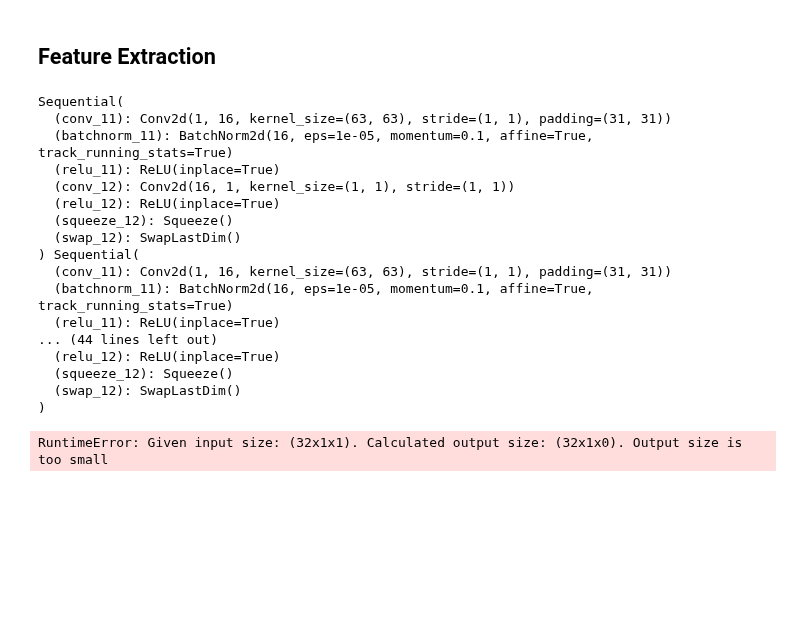
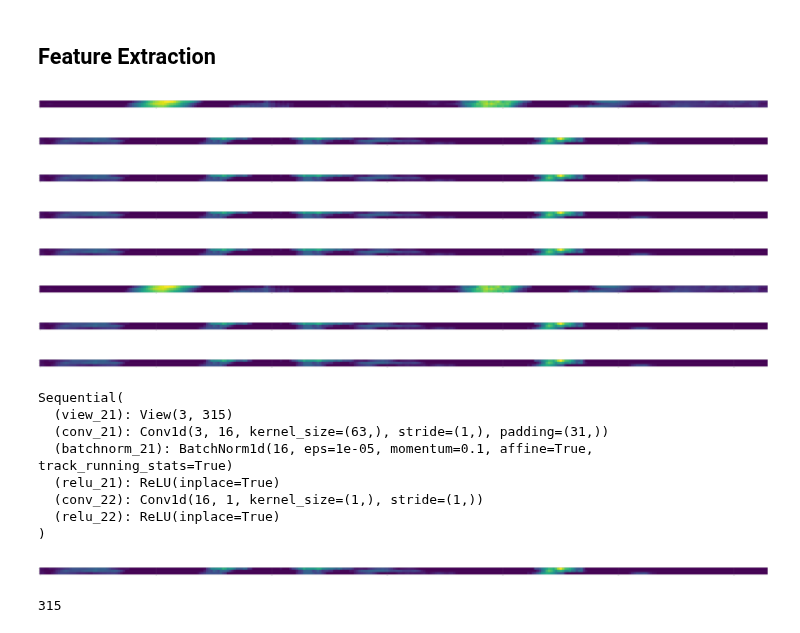
Before and after one commit to duyanhpham-brs/XAI-Multivariate-Time-Series, a Jupyter notebook: XAI_models_evaluation.ipynb, the cells around one changed output. Drawn from its saved outputs; the diff is of its cells as text; code cells hidden in the pictures; blank space fills up the shorter version.

Commit message:
editted visualization style

```diff
--- a/XAI_models_evaluation.ipynb
+++ b/XAI_models_evaluation.ipynb
@@ -185,30 +185,35 @@ XCM(
 ## Feature Extraction
 # %%
 feature_maps = CAMFeatureMaps(GradCAM)
-feature_maps.load(model,model.cnn_layers_1,'relu_12')
+feature_maps.load(model,model.cnn_layers1_b1,'relu_11')
 mask = {}
 for i in range(len(np.unique(y_test))):
     mask[i] = feature_maps.show(X_test[0], i)
 # %% [output]
-Sequential(
-  (conv_11): Conv2d(1, 16, kernel_size=(63, 63), stride=(1, 1), padding=(31, 31))
-  (batchnorm_11): BatchNorm2d(16, eps=1e-05, momentum=0.1, affine=True, track_running_stats=True)
-  (relu_11): ReLU(inplace=True)
-  (conv_12): Conv2d(16, 1, kernel_size=(1, 1), stride=(1, 1))
-  (relu_12): ReLU(inplace=True)
-  (squeeze_12): Squeeze()
-  (swap_12): SwapLastDim()
-) Sequential(
-  (conv_11): Conv2d(1, 16, kernel_size=(63, 63), stride=(1, 1), padding=(31, 31))
-  (batchnorm_11): BatchNorm2d(16, eps=1e-05, momentum=0.1, affine=True, track_running_stats=True)
-  (relu_11): ReLU(inplace=True)
-... (44 lines left out)
-  (relu_12): ReLU(inplace=True)
-  (squeeze_12): Squeeze()
-  (swap_12): SwapLastDim()
-)
-RuntimeError: Given input size: (32x1x1). Calculated output size: (32x1x0). Output size is too small
+[figure, added]
+[figure, added]
+[figure, added]
+[figure, added]
+[figure, added]
+[figure, added]
+[figure, added]
+[figure, added]
 # %%
-net1.cnn_layers_2
+net1.cnn_layers2_b1
+# %% [output]
+Sequential(
+  (view_21): View(3, 315)
+  (conv_21): Conv1d(3, 16, kernel_size=(63,), stride=(1,), padding=(31,))
+  (batchnorm_21): BatchNorm1d(16, eps=1e-05, momentum=0.1, affine=True, track_running_stats=True)
+  (relu_21): ReLU(inplace=True)
+  (conv_22): Conv1d(16, 1, kernel_size=(1,), stride=(1,))
+  (relu_22): ReLU(inplace=True)
+)
 # %%
-mask = feature_maps.show(X_test[0], None)
+mask = feature_maps.show(X_test[0], 1)
+# %% [output]
+[figure, added]
+# %%
+X_test[0].shape[-1]
+# %% [output]
+315
```
Also changed, not shown: parts of 7 cells of this notebook, 1 other file.
